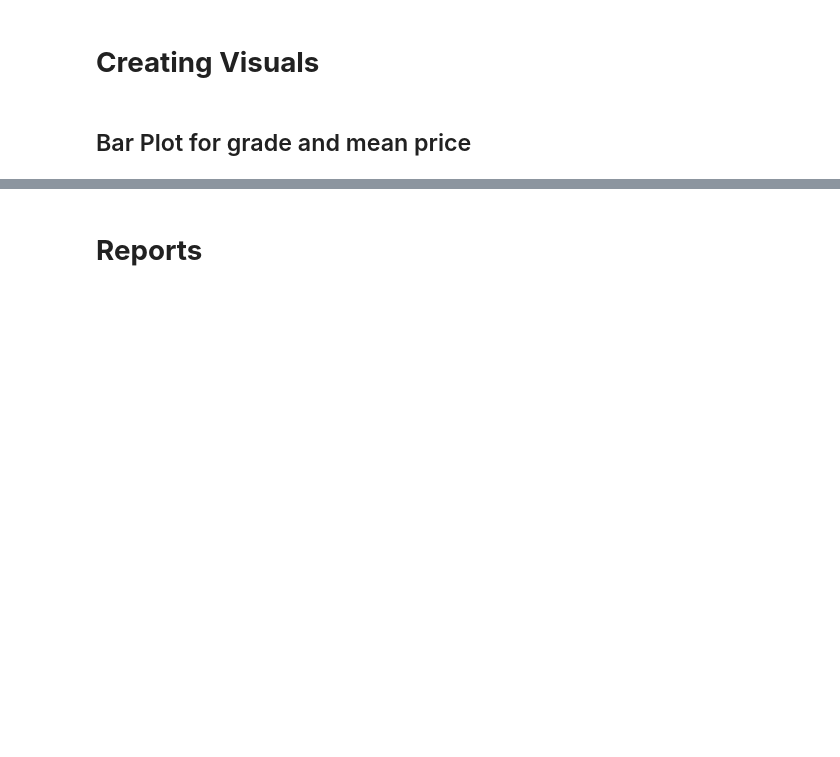
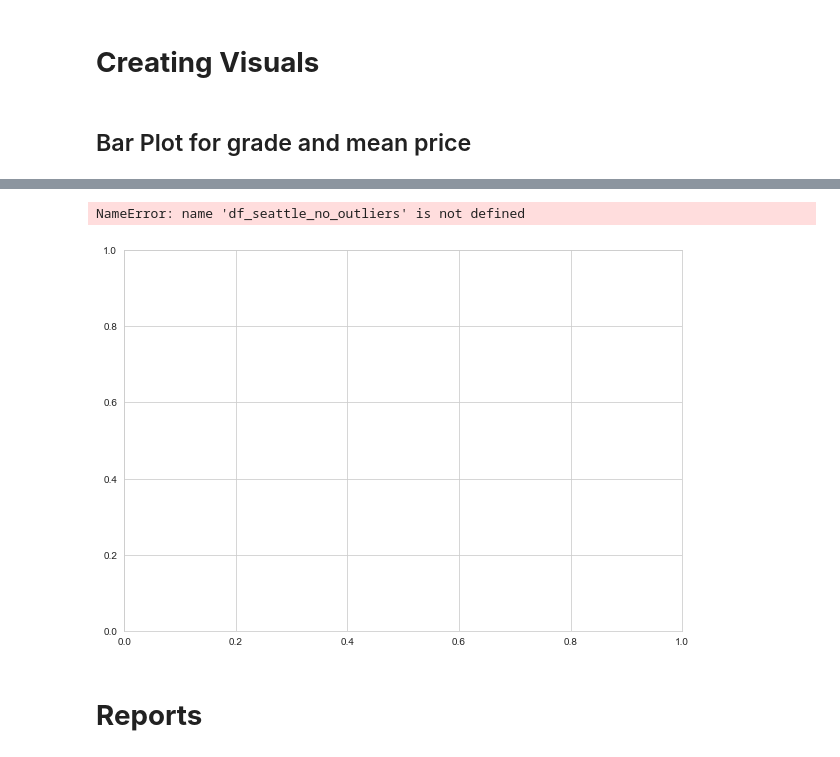
Before and after one commit to kjkahalley/King-County-housing-analysis, a Jupyter notebook: notebooks/exploratory/killian/main_notebook.ipynb, the cells around one changed output, grey strips where cells are left out. Saved outputs shown, nothing was run; the diff lists cells and outputs as text; code cells hidden in the pictures; blank space fills up the shorter version.

```diff
--- a/notebooks/exploratory/killian/main_notebook.ipynb
+++ b/notebooks/exploratory/killian/main_notebook.ipynb
@@ -416,3 +424,10 @@ sns.barplot(data = test, x='grade', y='price');
+# %%
+sns.set_style("whitegrid")
+fig, ax = plt.subplots(figsize=(10,7))
+sns.barplot(data = sea, x='sqft_living', y='price')
+# %% [output]
+NameError: name 'df_seattle_no_outliers' is not defined
+[figure, added]
 # %% [markdown]
 # **Reports**
 # %% [markdown]
```
Also changed, not shown: parts of 31 cells of this notebook.
